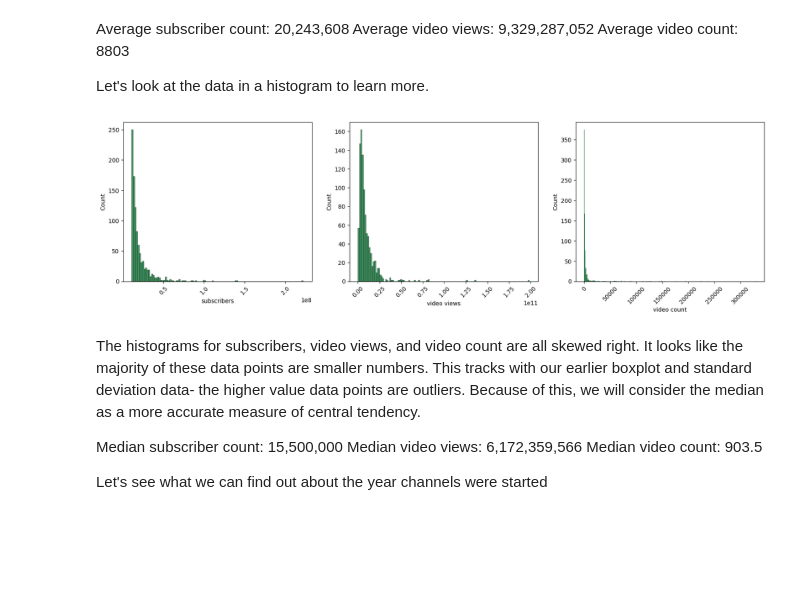
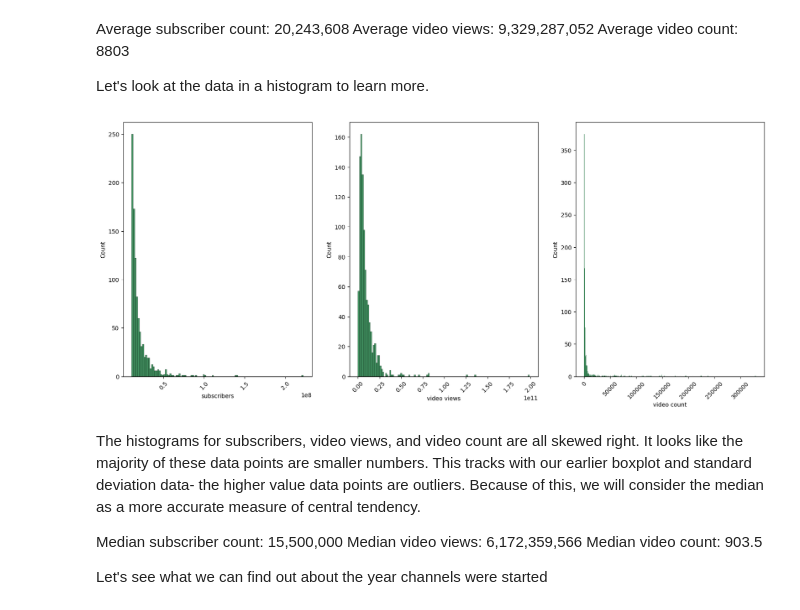
Before and after one commit to hnperry/yteda, a Jupyter notebook: yt.ipynb, the cells around one changed output. Drawn from its saved outputs; the diff is of its cells as text; code cells hidden in the pictures; blank space fills up the shorter version.

```diff
--- a/yt.ipynb
+++ b/yt.ipynb
@@ -151,7 +151,7 @@ plt.rcParams.update(plt.rcParamsDefault)
 
 sns.set_palette('BuGn_r')
 
-fig, axs = plt.subplots(1,4,figsize=(20, 5))
+fig, axs = plt.subplots(1,4,figsize=(20, 8))
 
 sns.boxplot(x=numdata['subscribers'],  data=numdata, ax=axs[0])
 sns.boxplot(x=numdata['video views'],  data=numdata, ax=axs[1])
@@ -204,19 +204,19 @@ Average video count: 8803
 
 Let's look at the data in a histogram to learn more.
 # %%
-fig, axs = plt.subplots(1,3,figsize=(20, 5))
+fig, axs = plt.subplots(1,3,figsize=(20, 8))
 
 sns.histplot(x=df['subscribers'],  data=numdata, ax=axs[0])
 sns.histplot(x=df['video views'],  data=numdata, ax=axs[1])
 sns.histplot(x=df['video count'],  data=numdata, ax=axs[2])
 
 for ax in axs.flatten():
     plt.sca(ax)
     plt.xticks(rotation = 45)
 
 plt.show()
 # %% [output]
-[figure, old version]
+[figure, new version]
 # %% [markdown]
 The histograms for subscribers, video views, and video count are all skewed right. It looks like the majority of these data points are smaller numbers. This tracks with our earlier boxplot and standard deviation data- the higher value data points are outliers. Because of this, we will consider the median as a more accurate measure of central tendency.
 
```
Also changed, not shown: parts of 6 cells of this notebook.
